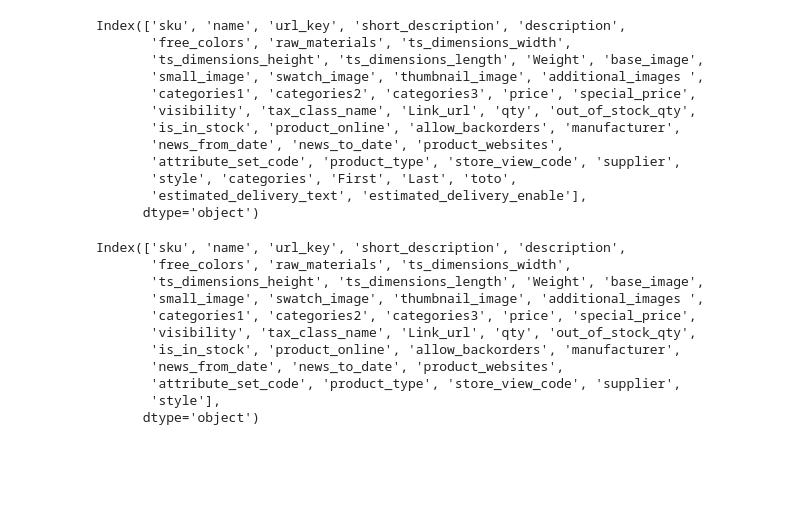
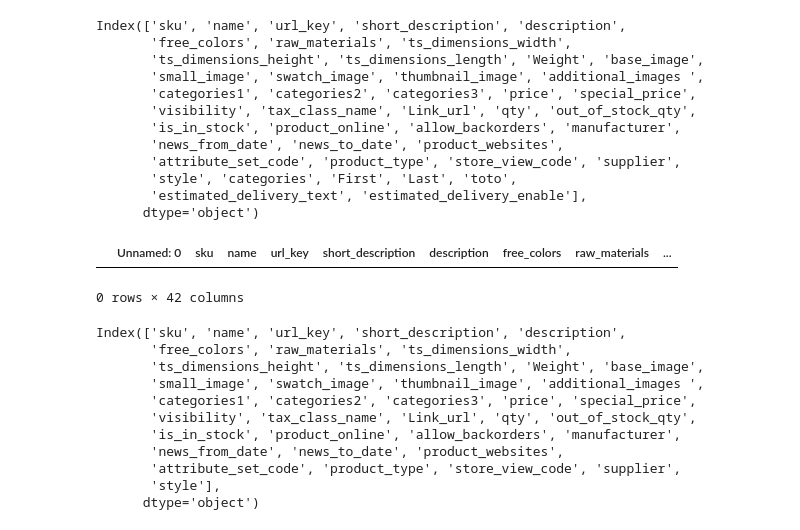
Before and after one commit to wafistos1/Scraping_data, a Jupyter notebook: Scraping_Midas/update midas/Midas_update.ipynb, the cells around one changed output. Drawn from its saved outputs; the diff is of its cells as text; code cells hidden in the pictures; blank space fills up the shorter version.

```diff
--- a/Scraping_Midas/update midas/Midas_update.ipynb
+++ b/Scraping_Midas/update midas/Midas_update.ipynb
@@ -1719,6 +1920,13 @@ df['special_price'] = df['special_price'].str.replace(',', '')
 df['price'] = pd.to_numeric(df['price'])
 # %%
 df['special_price'] = pd.to_numeric(df['special_price'])
+# %%
+df.drop(df[df['price']=='__EMPTY__VALUE__'].index, inplace=True)
+# %%
+df.loc[df['price']== '__EMPTY__VALUE__']
+# %% [output]
+|  | Unnamed: 0 | sku | name | url_key | short_description | description | free_colors | raw_materials | ... |
+0 rows × 42 columns
 # %%
 df.columns
 # %% [output]
```
Also changed, not shown: parts of 96 cells of this notebook, 55 other files.
